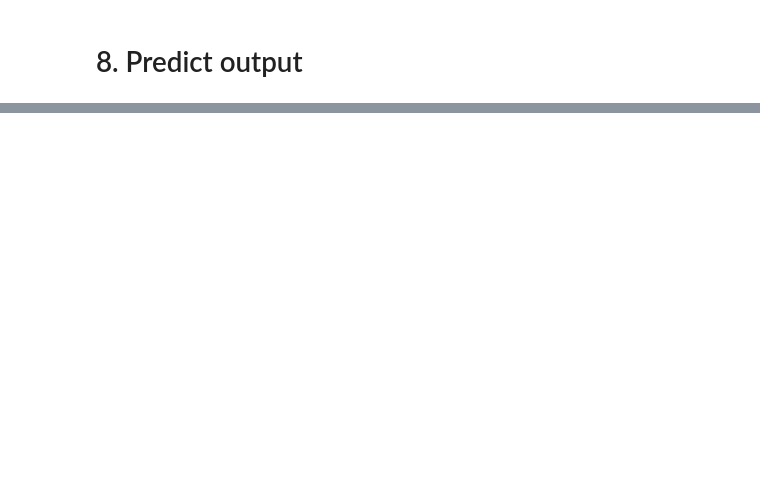
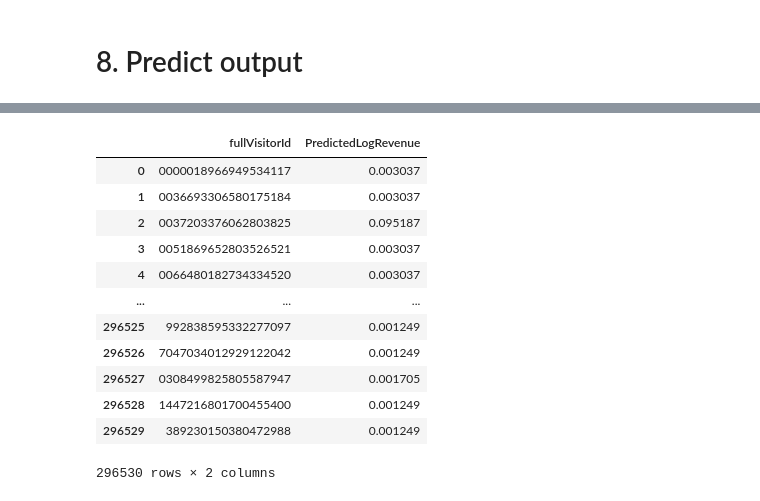
Before and after one commit to MeinHserhT/CS14115, a Jupyter notebook: Final.ipynb, the cells around one changed output, grey strips where cells are left out. Cells and saved outputs as stored; diff of their text form; code cells hidden in the pictures; blank space fills up the shorter version.

```diff
--- a/Final.ipynb
+++ b/Final.ipynb
@@ -728,0 +754,23 @@ KeyboardInterrupt: ignored
+# %%
+rs_params = {
+    # 'num_leaves': sp_randint(6, 30),
+    'boosting_type': ['gbdt', 'dart'], #, 'goss'],
+    'bagging_fraction': (0.5, 0.8),
+    'bagging_frequency': (5, 8),
+    'feature_fraction': (0.5, 0.8),
+    'min_data_in_leaf': (90, 120),
+    'min_child_weight': [1e-3, 1e-2],
+}
+# %%
+train = pd.read_csv('output/full_df.csv', low_memory=False, dtype={'fullVisitorId': str})
+train.drop(columns=percent_unused_cols, inplace=True)
+train.drop_duplicates(inplace=True)
+
+reg = lgb.LGBMRegressor(max_depth=-1)
+rs_cv = RandomizedSearchCV(estimator=reg,
+                           param_distributions=rs_params,
+                           cv = 3,
+                           n_iter=100,
+                           verbose=20)
+
+search = rs_cv.fit(train.drop(['target'],axis=1), train['target'])
@@ -728,0 +808,4 @@ KeyboardInterrupt: ignored
+# %%
+model = lgb.LGBMRegressor(max_depth=-1)
+model.set_params(**search.best_params_)
+model.fit(train.drop(['target'],axis=1), train['target'])
@@ -735,0 +817,5 @@ x_pred[lst_cat] = x_pred[lst_cat].apply(lambda x: pd.factorize(x, sort=True)[0])
+# %%
+%%time
+test = getTimeFramewithFeatures(test_df, test_df['date'].min())
+test.drop(columns=percent_unused_cols[1:], inplace=True)
+test.shape
@@ -736,5 +826,9 @@ x_pred[lst_cat] = x_pred[lst_cat].apply(lambda x: pd.factorize(x, sort=True)[0])
 # %%
-pred = lgbm_tuned.predict(x_pred.drop(columns='fullVisitorId'))
-prediction = pd.DataFrame(zip(x_pred['fullVisitorId'], pred), columns = ['fullVisitorId', 'PredictedLogRevenue'])
-pd.DataFrame(prediction).to_csv('output/self_ft/prediction.csv', index=False)
+%%time
+y_pred = model.predict(test.drop(['target', 'fullVisitorId'], axis=1))
+prediction = pd.DataFrame(zip(test['fullVisitorId'], y_pred), columns = ['fullVisitorId', 'PredictedLogRevenue'])
+prediction['PredictedLogRevenue'][prediction['PredictedLogRevenue'] < 0] = 0
+
+prediction.to_csv('output/prediction.csv', index=False)
 prediction
+# %% [output]
@@ -740,0 +837,13 @@ prediction
+|  | fullVisitorId | PredictedLogRevenue |
+| 0 | 0000018966949534117 | 0.003037 |
+| 1 | 0036693306580175184 | 0.003037 |
+| 2 | 0037203376062803825 | 0.095187 |
+| 3 | 0051869652803526521 | 0.003037 |
+| 4 | 0066480182734334520 | 0.003037 |
+| ... | ... | ... |
+| 296525 | 992838595332277097 | 0.001249 |
+| 296526 | 7047034012929122042 | 0.001249 |
+| 296527 | 0308499825805587947 | 0.001705 |
+| 296528 | 1447216801700455400 | 0.001249 |
+| 296529 | 389230150380472988 | 0.001249 |
+296530 rows × 2 columns
```
Also changed, not shown: parts of 86 cells of this notebook.
